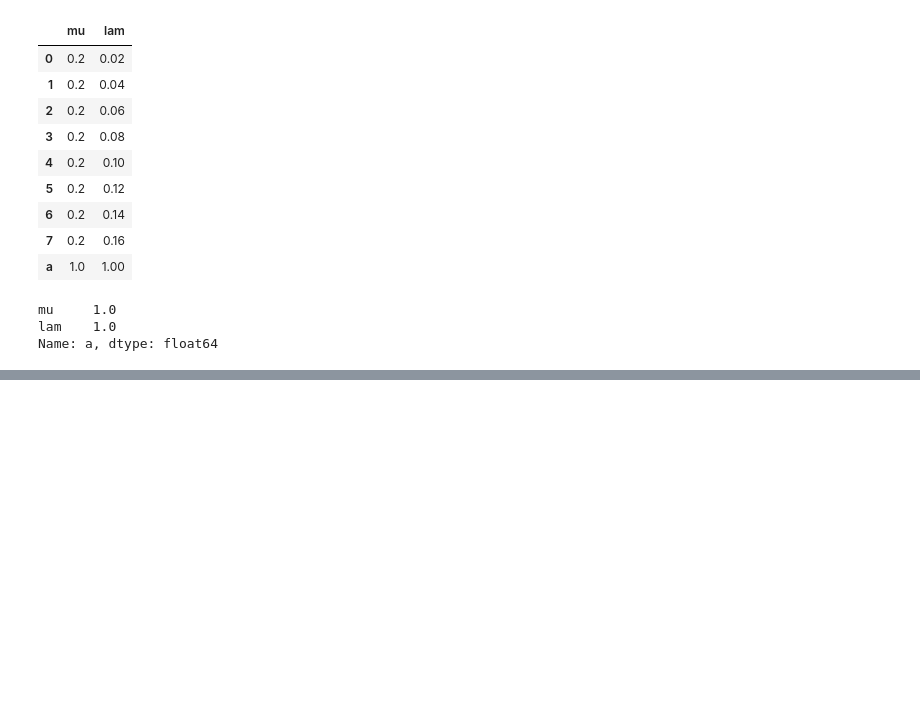
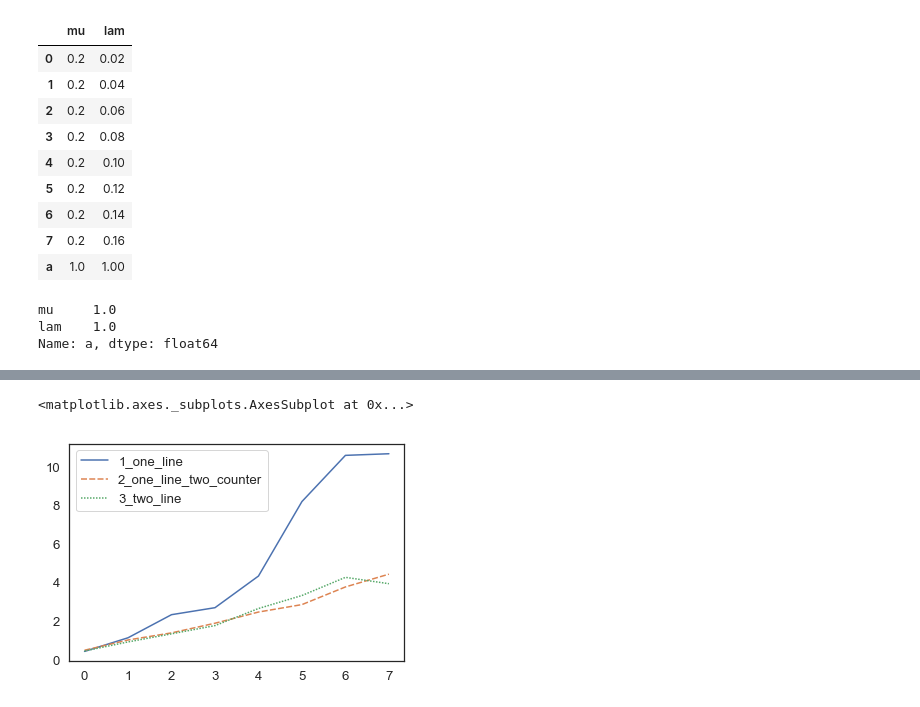
Before and after one commit to OwenZzzzOrganization/ModSimPy, a Jupyter notebook: notebooks/queue.ipynb, the cells around one changed output, grey strips where cells are left out. Drawn from its saved outputs; the diff is of its cells as text; code cells hidden in the pictures; blank space fills up the shorter version.

```diff
--- a/notebooks/queue.ipynb
+++ b/notebooks/queue.ipynb
@@ -666,0 +687,5 @@ W_values_3_approachs
+# %%
+sns.lineplot(data = W_values_3_approachs)
+# %% [output]
+<matplotlib.axes._subplots.AxesSubplot at 0x...>
+[figure, added]
```
Also changed, not shown: parts of 17 cells of this notebook, 1 other file.
